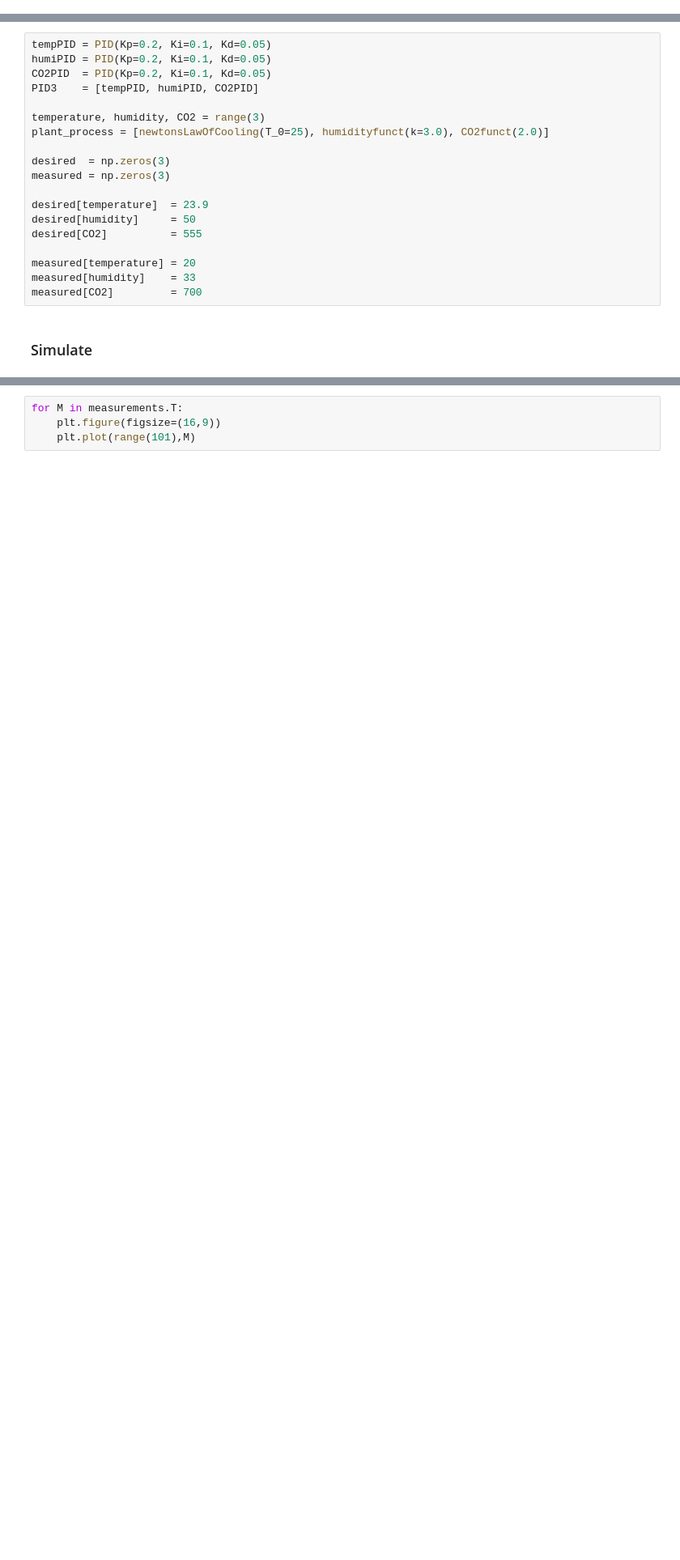
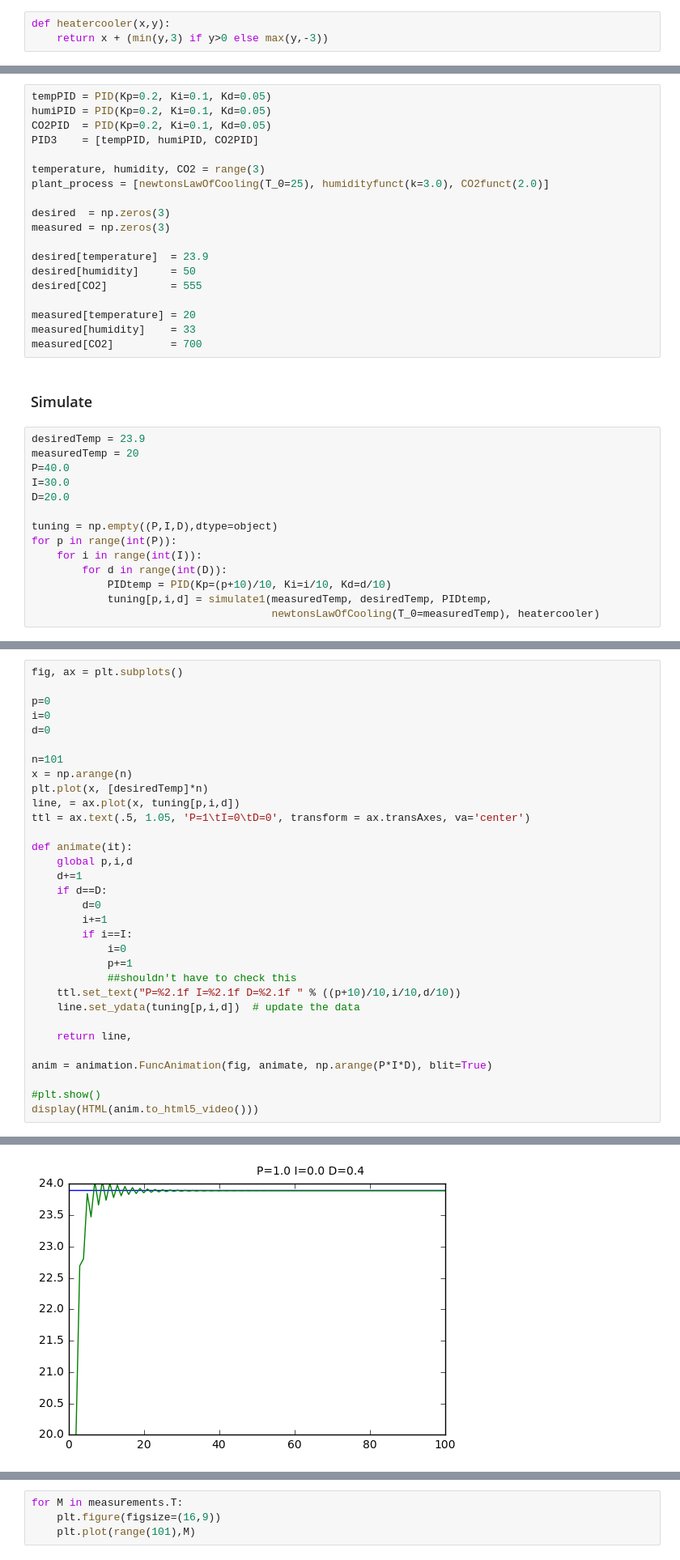
Before and after one commit to SupaStuff/senior_design, a Jupyter notebook: PID_controller.ipynb, the cells around one changed output, grey strips where cells are left out. Shown: that part at 81% size. Drawn from its saved outputs; the diff is of its cells as text; blank space fills up the shorter version.

Commit message:
animation code

```diff
--- a/PID_controller.ipynb
+++ b/PID_controller.ipynb
@@ -52 +55,4 @@ def plantsys(u_t, measured, plant_process):
+# %%
+def heatercooler(x,y):
+    return x + (min(y,3) if y>0 else max(y,-3))
 # %%
@@ -106,3 +124,17 @@ measured[humidity]    = 33
 measured[CO2]         = 700
 # %% [markdown]
 ### Simulate
+# %%
+desiredTemp = 23.9
+measuredTemp = 20
+P=40.0
+I=30.0
+D=20.0
+
+tuning = np.empty((P,I,D),dtype=object)
+for p in range(int(P)):
+    for i in range(int(I)):
+        for d in range(int(D)):
+            PIDtemp = PID(Kp=(p+10)/10, Ki=i/10, Kd=d/10)
+            tuning[p,i,d] = simulate1(measuredTemp, desiredTemp, PIDtemp,
+                                      newtonsLawOfCooling(T_0=measuredTemp), heatercooler)
@@ -108,0 +143,33 @@ measured[CO2]         = 700
+# %%
+fig, ax = plt.subplots()
+
+p=0
+i=0
+d=0
+
+n=101
+x = np.arange(n)
+plt.plot(x, [desiredTemp]*n)
+line, = ax.plot(x, tuning[p,i,d])
+ttl = ax.text(.5, 1.05, 'P=1\tI=0\tD=0', transform = ax.transAxes, va='center')
+
+def animate(it):
+    global p,i,d
+    d+=1
+    if d==D:
+        d=0
+        i+=1
+        if i==I:
+            i=0
+            p+=1
+            ##shouldn't have to check this
+    ttl.set_text("P=%2.1f I=%2.1f D=%2.1f " % ((p+10)/10,i/10,d/10))
+    line.set_ydata(tuning[p,i,d])  # update the data
+
+    return line,
+
+anim = animation.FuncAnimation(fig, animate, np.arange(P*I*D), blit=True)
+
+#plt.show()
+display(HTML(anim.to_html5_video()))
+# %% [output]
@@ -108,0 +177 @@ measured[CO2]         = 700
+[figure, added]
```
Also changed, not shown: parts of 9 cells of this notebook.
